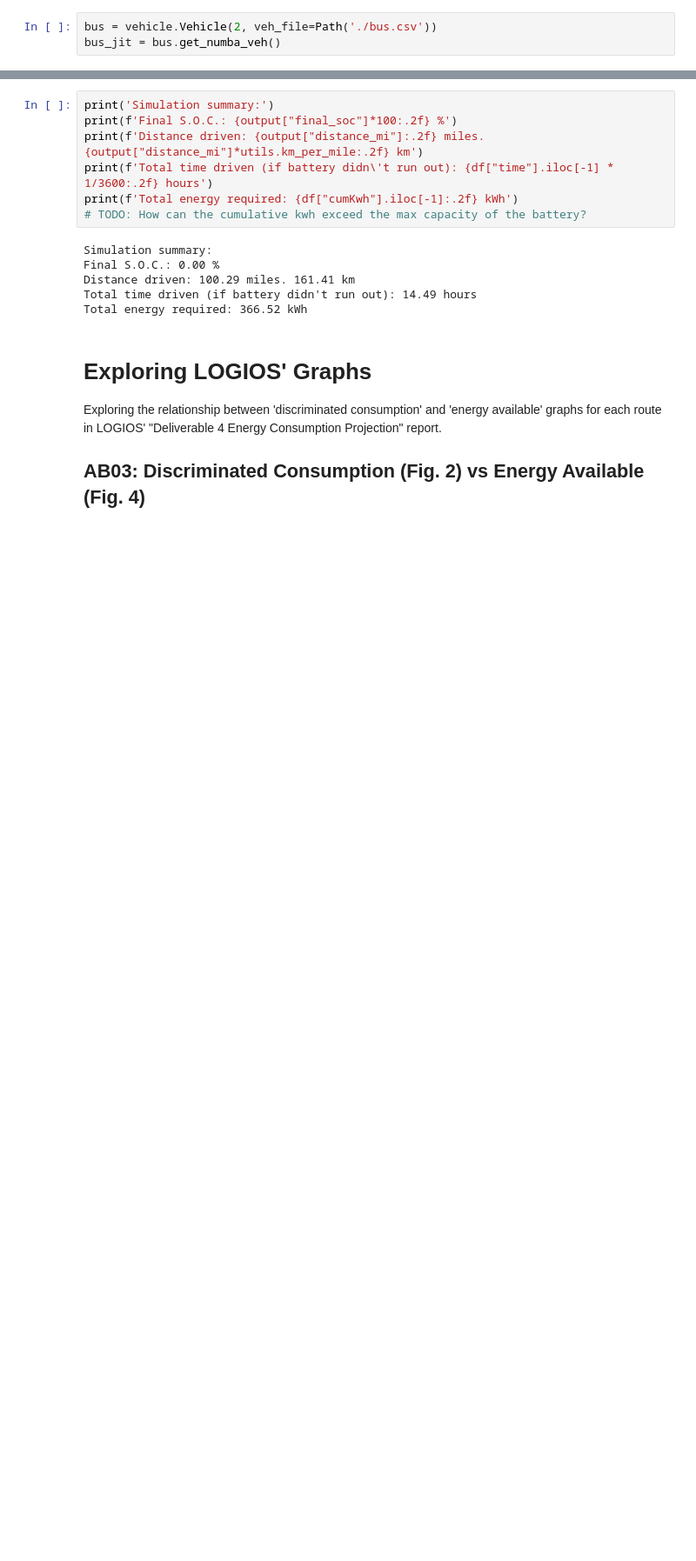
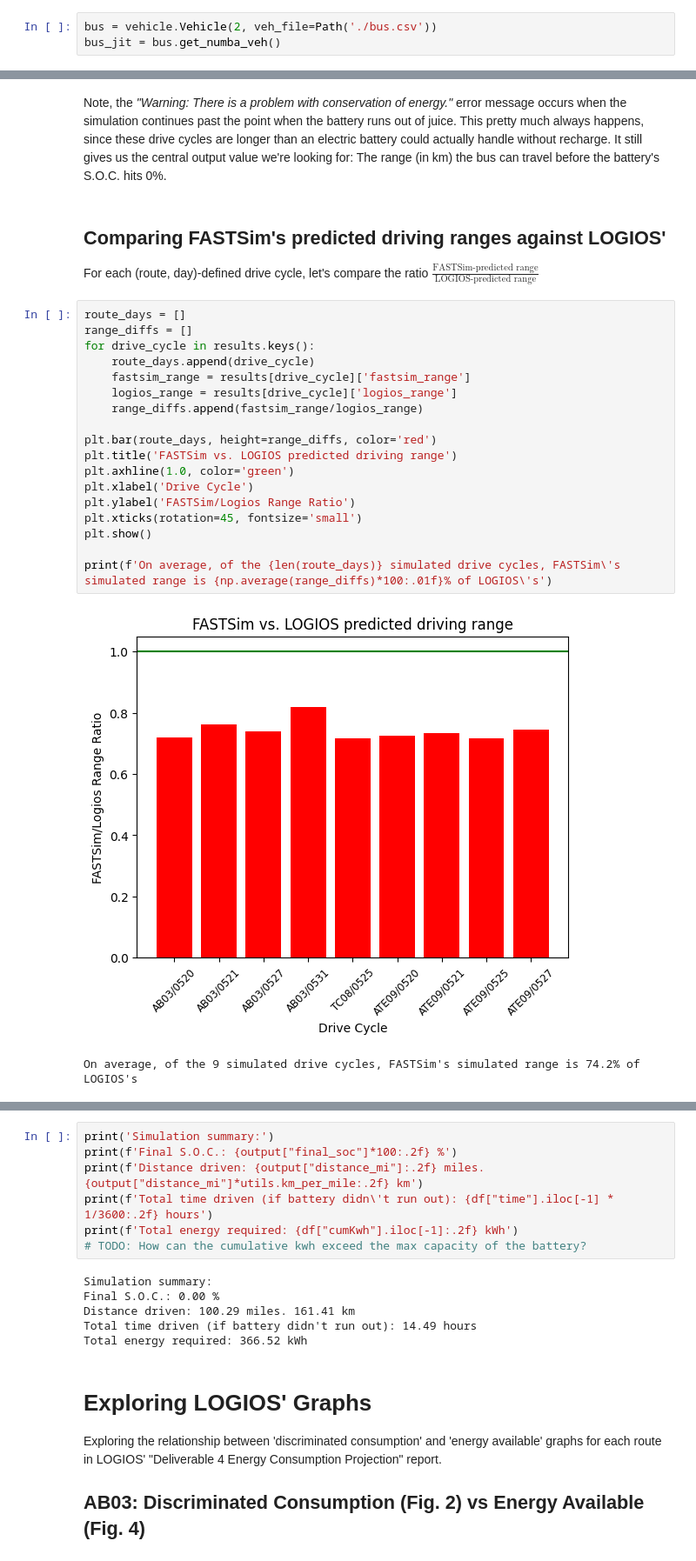
Before and after one commit to RESET-Lab/TransitBusSimulation, a Jupyter notebook: FASTSim Simulation/Bus Parameter Validation.ipynb, the cells around one changed output, grey strips where cells are left out. Shown at 87% size. Saved outputs shown, nothing was run; the diff lists cells and outputs as text; blank space fills up the shorter version.

```diff
--- a/FASTSim Simulation/Bus Parameter Validation.ipynb
+++ b/FASTSim Simulation/Bus Parameter Validation.ipynb
@@ -102,0 +91,27 @@ On average, of the 5 simulated drive cycles, FASTSim's simulated range is 75.5%
+# %% [markdown]
+Note, the *"Warning: There is a problem with conservation of energy."* error message occurs when the simulation continues past the point when the battery runs out of juice. This pretty much always happens, since these drive cycles are longer than an electric battery could actually handle without recharge. It still gives us the central output value we're looking for: The range (in km) the bus can travel before the battery's S.O.C. hits 0%.
+# %% [markdown]
+## Comparing FASTSim's predicted driving ranges against LOGIOS'
+
+For each (route, day)-defined drive cycle, let's compare the ratio $\frac{\text{FASTSim-predicted range}}{\text{LOGIOS-predicted range}}$
+# %%
+route_days = []
+range_diffs = []
+for drive_cycle in results.keys():
+    route_days.append(drive_cycle)
+    fastsim_range = results[drive_cycle]['fastsim_range']
+    logios_range = results[drive_cycle]['logios_range']
+    range_diffs.append(fastsim_range/logios_range)
+
+plt.bar(route_days, height=range_diffs, color='red')
+plt.title('FASTSim vs. LOGIOS predicted driving range')
+plt.axhline(1.0, color='green')
+plt.xlabel('Drive Cycle')
+plt.ylabel('FASTSim/Logios Range Ratio')
+plt.xticks(rotation=45, fontsize='small')
+plt.show()
+
+print(f'On average, of the {len(route_days)} simulated drive cycles, FASTSim\'s simulated range is {np.average(range_diffs)*100:.01f}% of LOGIOS\'s')
+# %% [output]
+[figure, added]
+On average, of the 9 simulated drive cycles, FASTSim's simulated range is 74.2% of LOGIOS's
```
Also changed, not shown: parts of 13 cells of this notebook, 5 other files.
